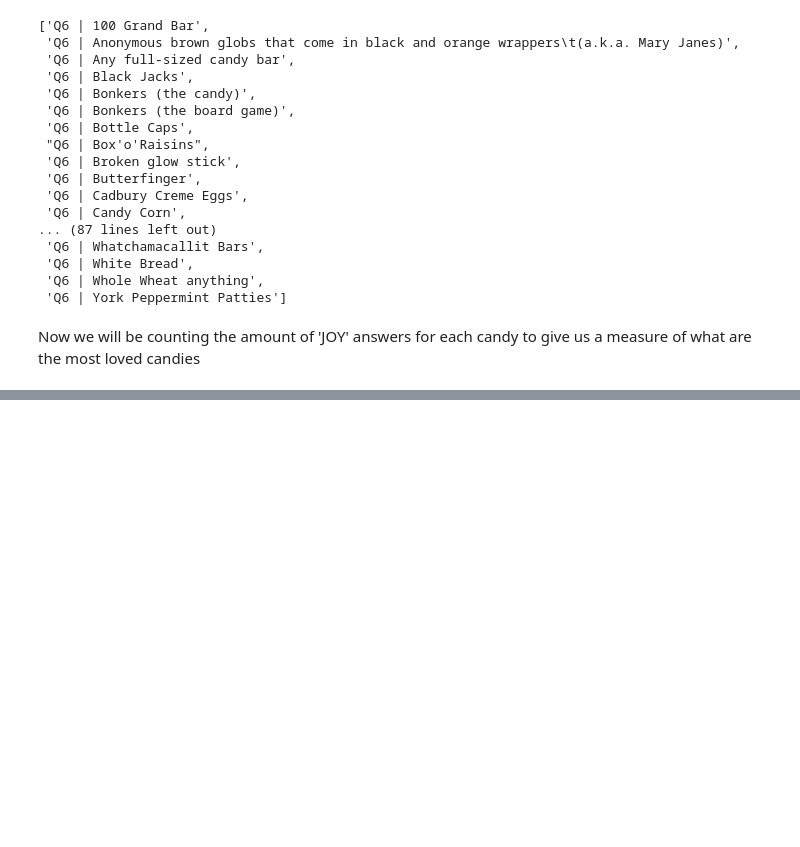
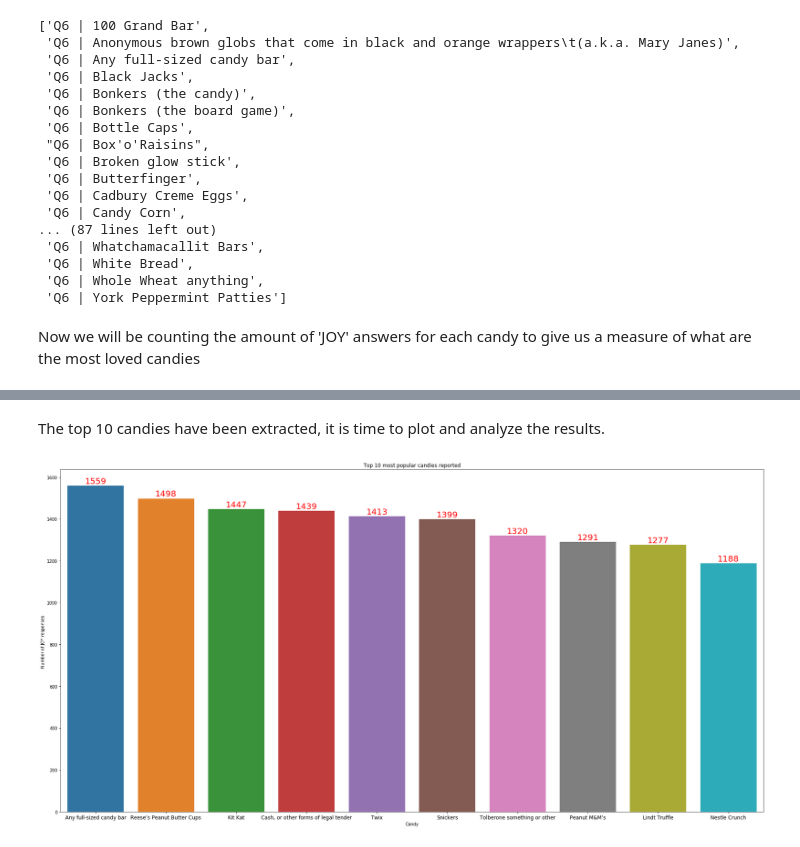
Before and after one commit to nikou36/Candy-Popularity-EDA, a Jupyter notebook: Candy Analysis/Candy_Study.ipynb, the cells around one changed output, grey strips where cells are left out. Saved outputs shown, nothing was run; the diff lists cells and outputs as text; code cells hidden in the pictures; blank space fills up the shorter version.

Commit message:
Candy EDA

```diff
--- a/Candy Analysis/Candy_Study.ipynb
+++ b/Candy Analysis/Candy_Study.ipynb
@@ -545,7 +546,7 @@ for i in range(len(candy_cols)):
     for j in range(len(curr)):
         if((not nul_list[j]) and curr[j] == 'JOY'):
             count = count + 1
-    candy_dict[name] = count
+    candy_dict[count] = name
 # %%
 candy_dict
 # %% [output]
@@ -574,0 +572,23 @@ TypeError: float() argument must be a string or a number, not 'dict_values'
+# %%
+keys = []
+for key in candy_dict.keys():
+  keys.append(key)
+keys.sort(reverse = True)
+
+test = [3,1,2]
+test.sort()
+
+#top 10 values
+top10 = keys[:10]
+
+#top 10 candy names
+top10_names = []
+for i in range(len(top10)):
+    top10_names.append(candy_dict[top10[i]])
+top10_names
+
+
+
+
+#fig, ax = plt.subplots(figsize=(30,15))
+#sns.barplot(x = keys_front, y = values_front)
@@ -574,0 +606,13 @@ TypeError: float() argument must be a string or a number, not 'dict_values'
+# %% [markdown]
+The top 10 candies have been extracted, it is time to plot and analyze the results.
+# %%
+fig, ax = plt.subplots(figsize=(30,15))
+ax.set(xlabel='Candy', ylabel='Number of JOY responses ')
+plt.xticks(fontsize=12)
+
+g = sns.barplot(x = top10_names, y = top10).set_title("Top 10 most popular candies reported")
+for i in range(len(top10)):
+    ax.text(i,top10[i] + 10, top10[i], fontsize = 20,horizontalalignment='center',color='red')
+plt.show()
+# %% [output]
+[figure, added]
```
Also changed, not shown: parts of 6 cells of this notebook.
